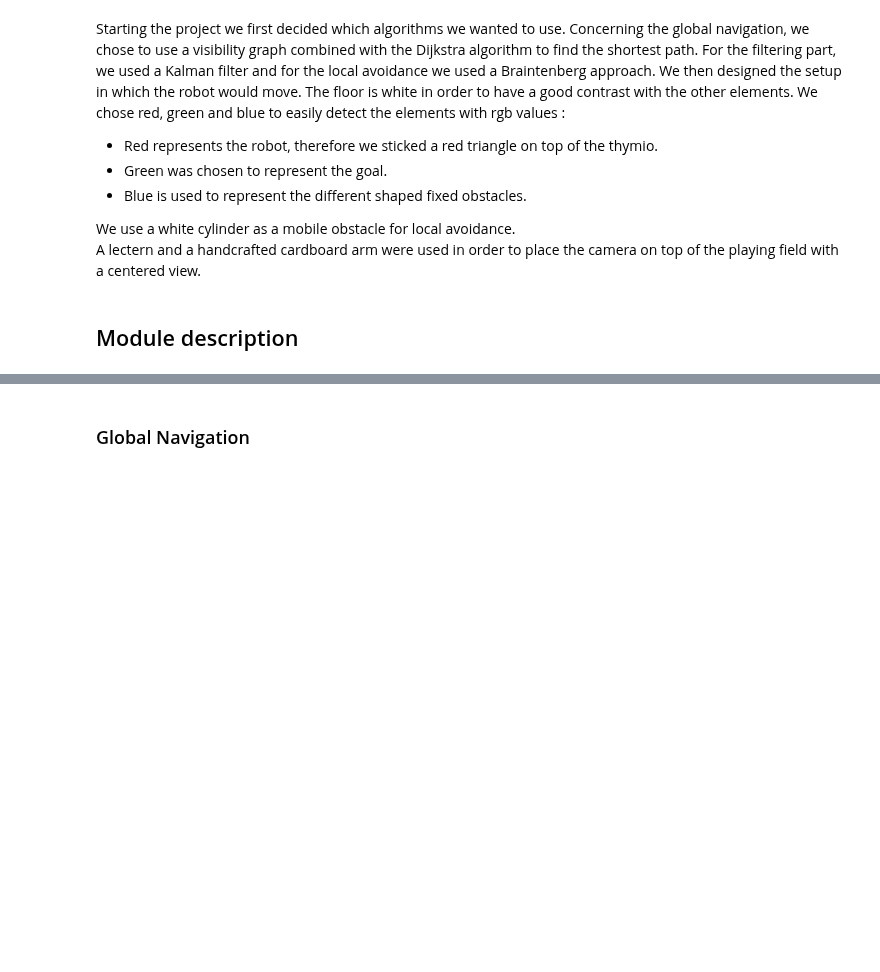
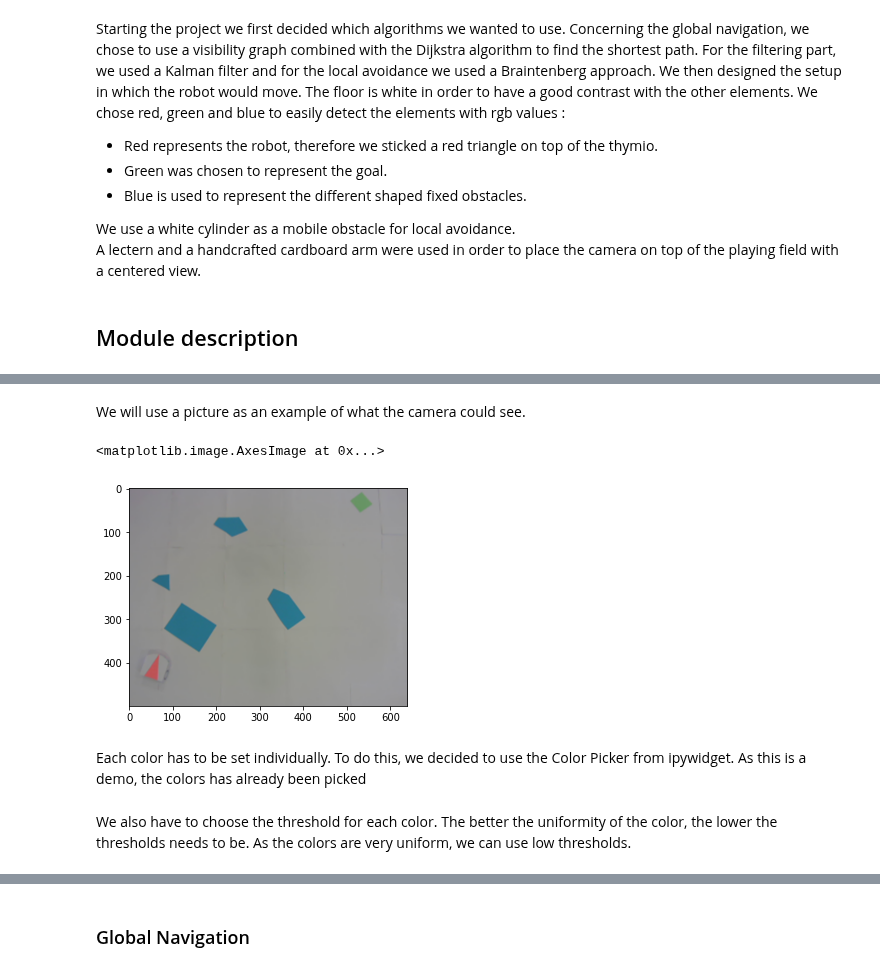
Before and after one commit to tgieruc/BOMR_2021, a Jupyter notebook: main.ipynb, the cells around one changed output, grey strips where cells are left out. Cells and saved outputs as stored; diff of their text form; code cells hidden in the pictures; blank space fills up the shorter version.

Commit message:
Vision local Kalman in main.ipynb

```diff
--- a/main.ipynb
+++ b/main.ipynb
@@ -26,0 +31,17 @@ A lectern and a handcrafted cardboard arm were used in order to place the camera
+# %% [markdown]
+We will use a picture as an example of what the camera could see.
+# %%
+import sys as _sys
+import matplotlib.pyplot as plt
+import numpy as np
+import cv2
+from copy import deepcopy
+
+actual_frame = cv2.imread("demo_img/vision_demo.png", cv2.IMREAD_COLOR)
+actual_frame = cv2.cvtColor(actual_frame, cv2.COLOR_BGR2RGB)
+plt.imshow(actual_frame)
+# %% [output]
+<matplotlib.image.AxesImage at 0x...>
+[figure, added]
+# %% [markdown]
+Each color has to be set individually. To do this, we decided to use the Color Picker from ipywidget. As this is a demo, the colors has already been picked
@@ -26,0 +52,2 @@ A lectern and a handcrafted cardboard arm were used in order to place the camera
+# %% [markdown]
+We also have to choose the threshold for each color. The better the uniformity of the color, the lower the thresholds needs to be. As the colors are very uniform, we can use low thresholds.
```
Also changed, not shown: parts of 52 cells of this notebook.
